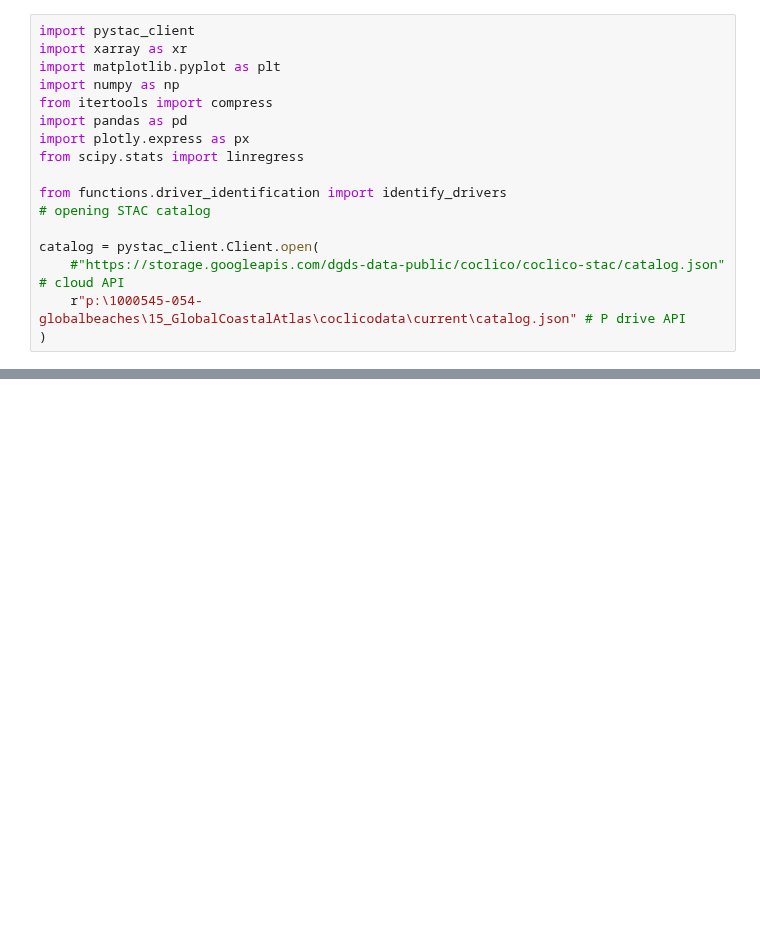
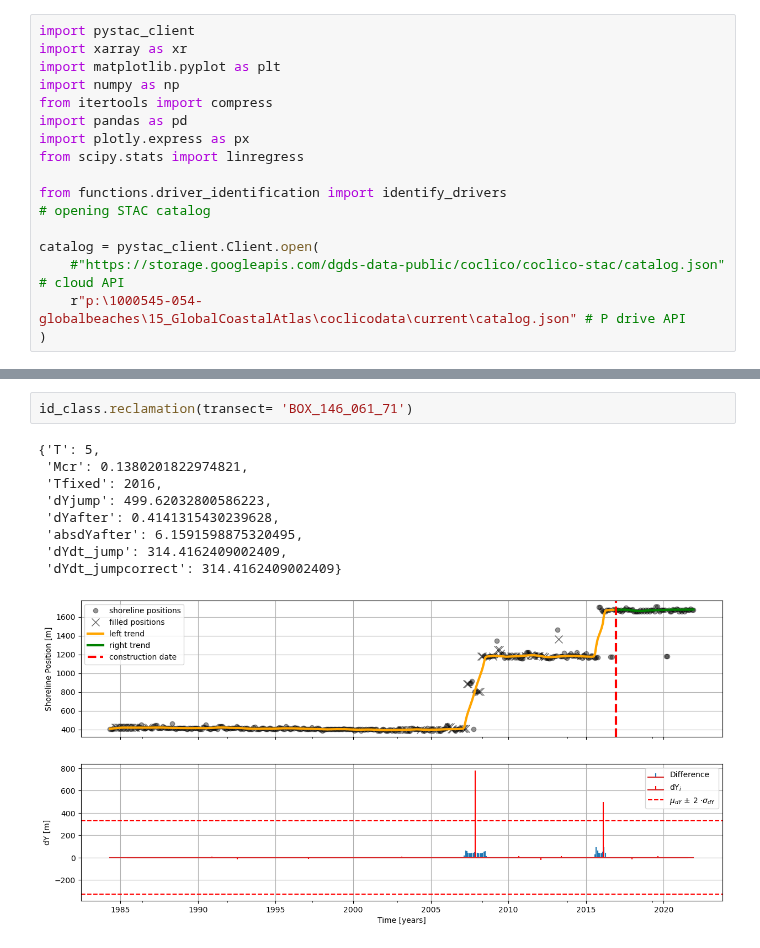
Before and after one commit to openearth/global-coastal-atlas, a Jupyter notebook: workbench/03_driveridentification.ipynb, the cells around one changed output, grey strips where cells are left out. Drawn from its saved outputs; the diff is of its cells as text; blank space fills up the shorter version.

```diff
--- a/workbench/03_driveridentification.ipynb
+++ b/workbench/03_driveridentification.ipynb
@@ -51,0 +53,12 @@ id_class.seasonality()
+# %%
+id_class.reclamation(transect= 'BOX_146_061_71')
+# %% [output]
+{'T': 5,
+ 'Mcr': 0.1380201822974821,
+ 'Tfixed': 2016,
+ 'dYjump': 499.62032800586223,
+ 'dYafter': 0.4141315430239628,
+ 'absdYafter': 6.1591598875320495,
+ 'dYdt_jump': 314.4162409002409,
+ 'dYdt_jumpcorrect': 314.4162409002409}
+[figure, added]
```
Also changed, not shown: parts of 6 cells of this notebook, 2 other files.
